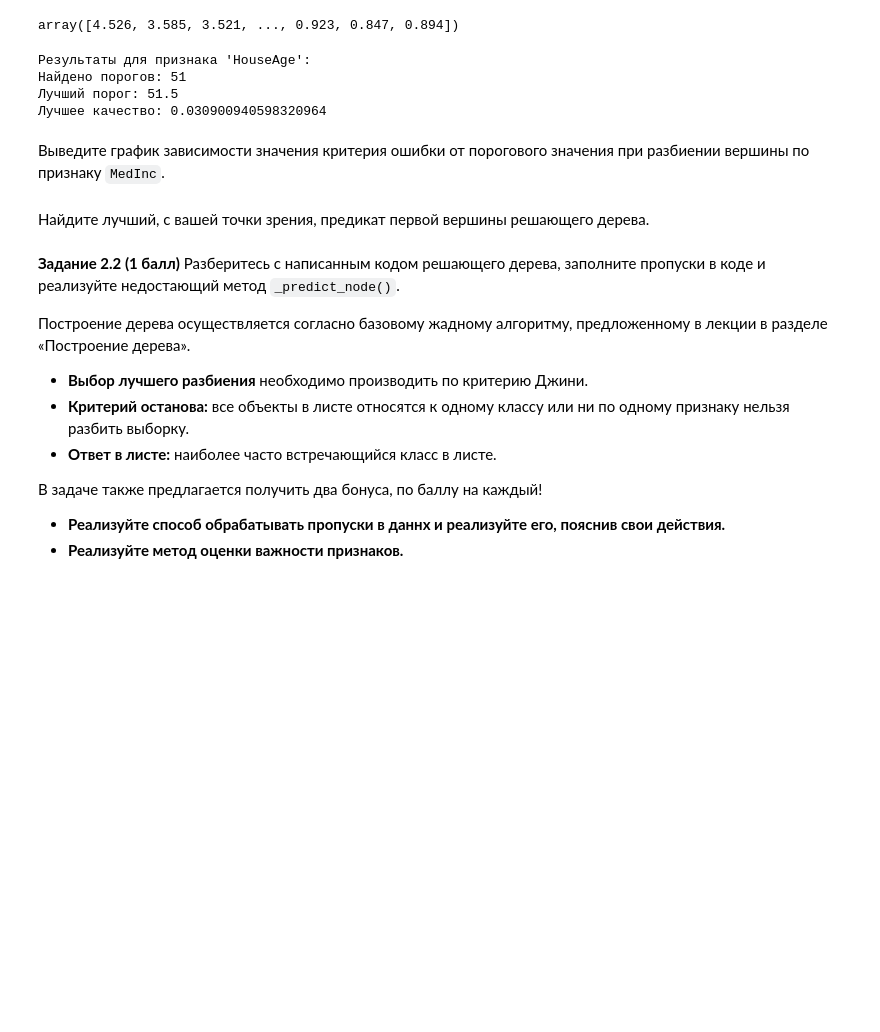
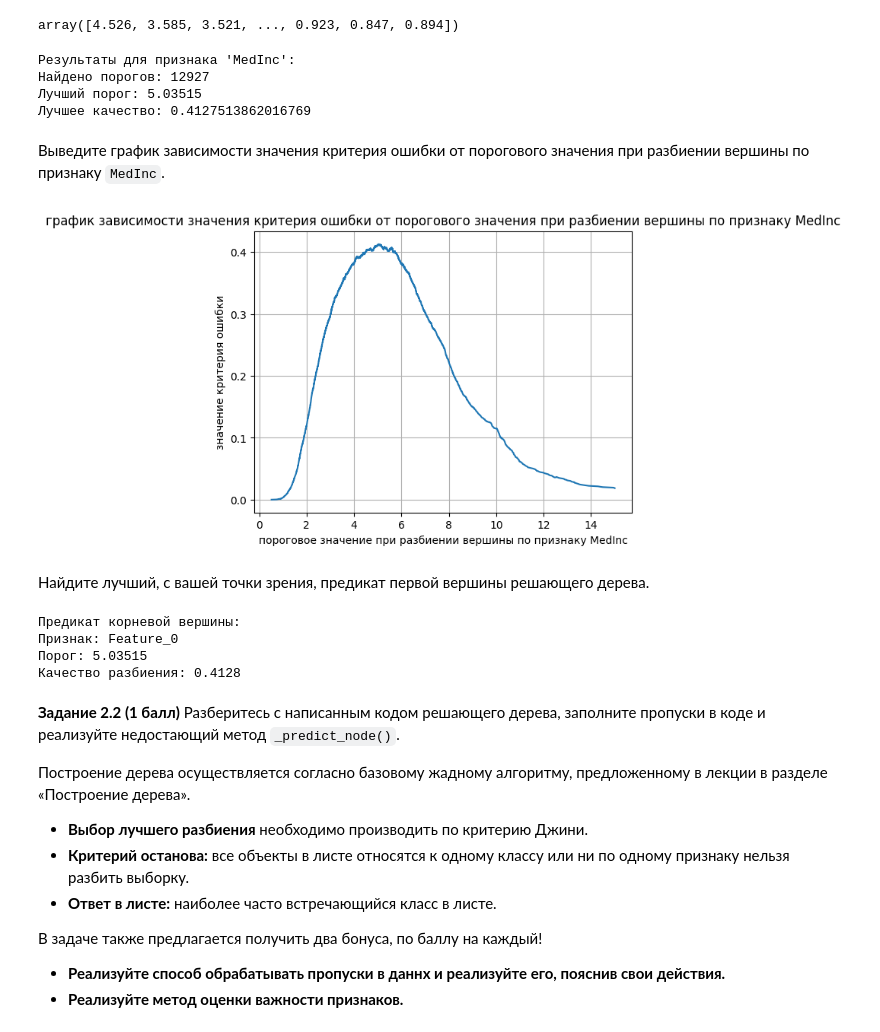
Before and after one commit to stass9966/programming-technologies, a Jupyter notebook: 2025/homeworks/hw07_trees/hw07_trees_rf.ipynb, the cells around one changed output. Drawn from its saved outputs; the diff is of its cells as text; code cells hidden in the pictures; blank space fills up the shorter version.

```diff
--- a/2025/homeworks/hw07_trees/hw07_trees_rf.ipynb
+++ b/2025/homeworks/hw07_trees/hw07_trees_rf.ipynb
@@ -258,7 +269,7 @@ y
 # %% [output]
 array([4.526, 3.585, 3.521, ..., 0.923, 0.847, 0.894])
 # %%
-feature_vector = X['HouseAge'].values
+feature_vector = X['MedInc'].values
 thresholds, qualities, best_thresh, best_qual = find_best_split(
     feature_vector=feature_vector,
     target_vector=y,
@@ -266,14 +277,14 @@ thresholds, qualities, best_thresh, best_qual = find_best_split(
     feature_type="real"
 )
 
-print("Результаты для признака 'HouseAge':")
+print("Результаты для признака 'MedInc':")
 print(f"Найдено порогов: {len(thresholds)}")
 print(f"Лучший порог: {best_thresh}")
 print(f"Лучшее качество: {best_qual}")
 # %% [output]
-Результаты для признака 'HouseAge':
-Найдено порогов: 51
-Лучший порог: 51.5
-Лучшее качество: 0.030900940598320964
+Результаты для признака 'MedInc':
+Найдено порогов: 12927
+Лучший порог: 5.03515
+Лучшее качество: 0.4127513862016769
 # %% [markdown]
 Выведите график зависимости значения критерия ошибки от порогового значения при разбиении вершины по признаку `MedInc`.
@@ -282,2 +291,11 @@ print(f"Лучшее качество: {best_qual}")
+# %%
+# ᕕ(╭ರ╭ ͟ʖ╮•́)⊃¤=(————
+plt.plot(thresholds, qualities)
+plt.title('график зависимости значения критерия ошибки от порогового значения при разбиении вершины по признаку MedInc')
+plt.xlabel('пороговое значение при разбиении вершины по признаку MedInc')
+plt.ylabel('значение критерия ошибки')
+plt.grid(True)
+# %% [output]
+[figure, added]
 # %% [markdown]
 Найдите лучший, с вашей точки зрения, предикат первой вершины решающего дерева.
@@ -286,3 +302,45 @@ print(f"Лучшее качество: {best_qual}")
+# %%
+# ᕕ(╭ರ╭ ͟ʖ╮•́)⊃¤=(————
+X = X.to_numpy()
+
+def find_root_split(X, y, task="classification"):
+    best_quality = -np.inf
+    best_feature_idx = None
+    best_threshold = None
+
+    for feature_idx in range(X.shape[1]):
+        feature = X[:, feature_idx]
+
+        thresholds, qualities, best_thresh, best_qual = find_best_split(
+            feature_vector=feature_vector,
+            target_vector=y,
+            task="regression",
+            feature_type="real"
+        )
+
+        if best_qual > best_quality or \
+           (best_qual == best_quality and best_thresh < best_threshold):
+            best_quality = best_qual
+            best_threshold = best_thresh
+            best_feature_idx = feature_idx
+
+    return {
+        "feature_index": best_feature_idx,
+        "threshold": best_threshold,
+        "quality": best_quality,
+        "feature_name": f"Feature_{best_feature_idx}"
+    }
+
+root_split = find_root_split(X, y)
+print("Предикат корневой вершины:")
+print(f"Признак: {root_split['feature_name']}")
+print(f"Порог: {root_split['threshold']}")
+print(f"Качество разбиения: {root_split['quality']:.4f}")
+# %% [output]
+Предикат корневой вершины:
+Признак: Feature_0
+Порог: 5.03515
+Качество разбиения: 0.4128
 # %% [markdown]
 **Задание 2.2 (1 балл)** Разберитесь с написанным кодом решающего дерева, заполните пропуски в коде и реализуйте недостающий метод `_predict_node()`.
 
```
Also changed, not shown: parts of 4 cells of this notebook.
